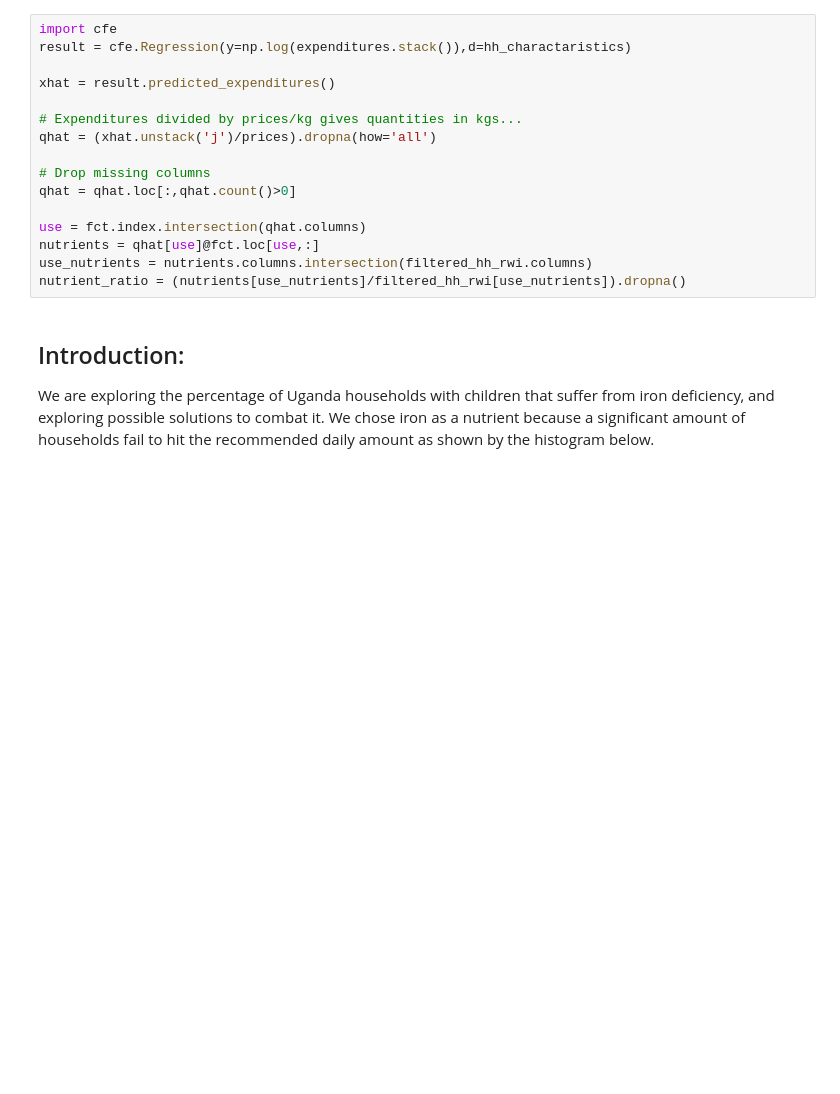
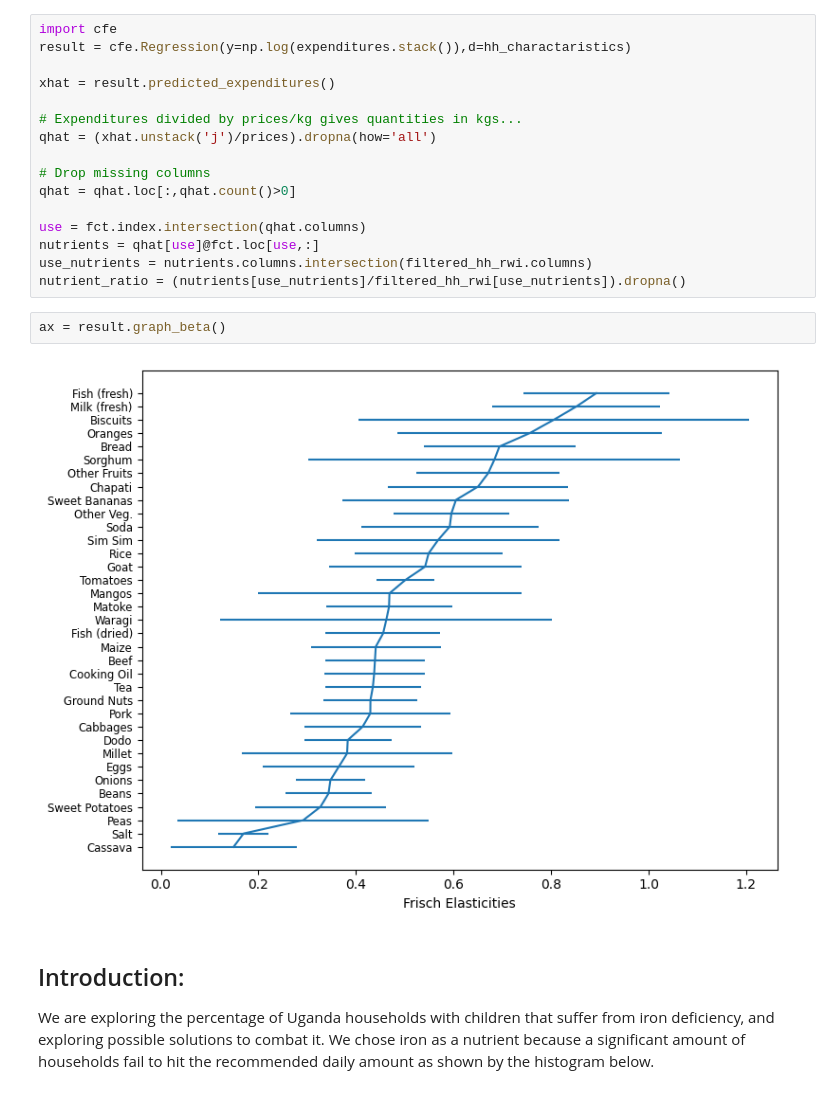
Before and after one commit to chrisgnicholas/team_Luther_Tweetan, a Jupyter notebook: CleanedUp.ipynb, the cells around one changed output. Cells and saved outputs as stored; diff of their text form; blank space fills up the shorter version.

```diff
--- a/CleanedUp.ipynb
+++ b/CleanedUp.ipynb
@@ -133,6 +115,10 @@ use = fct.index.intersection(qhat.columns)
 nutrients = qhat[use]@fct.loc[use,:]
 use_nutrients = nutrients.columns.intersection(filtered_hh_rwi.columns)
 nutrient_ratio = (nutrients[use_nutrients]/filtered_hh_rwi[use_nutrients]).dropna()
+# %%
+ax = result.graph_beta()
+# %% [output]
+[figure, added]
 # %% [markdown]
 ## Introduction:
 
```
Also changed, not shown: parts of 6 cells of this notebook, 10 other files.
